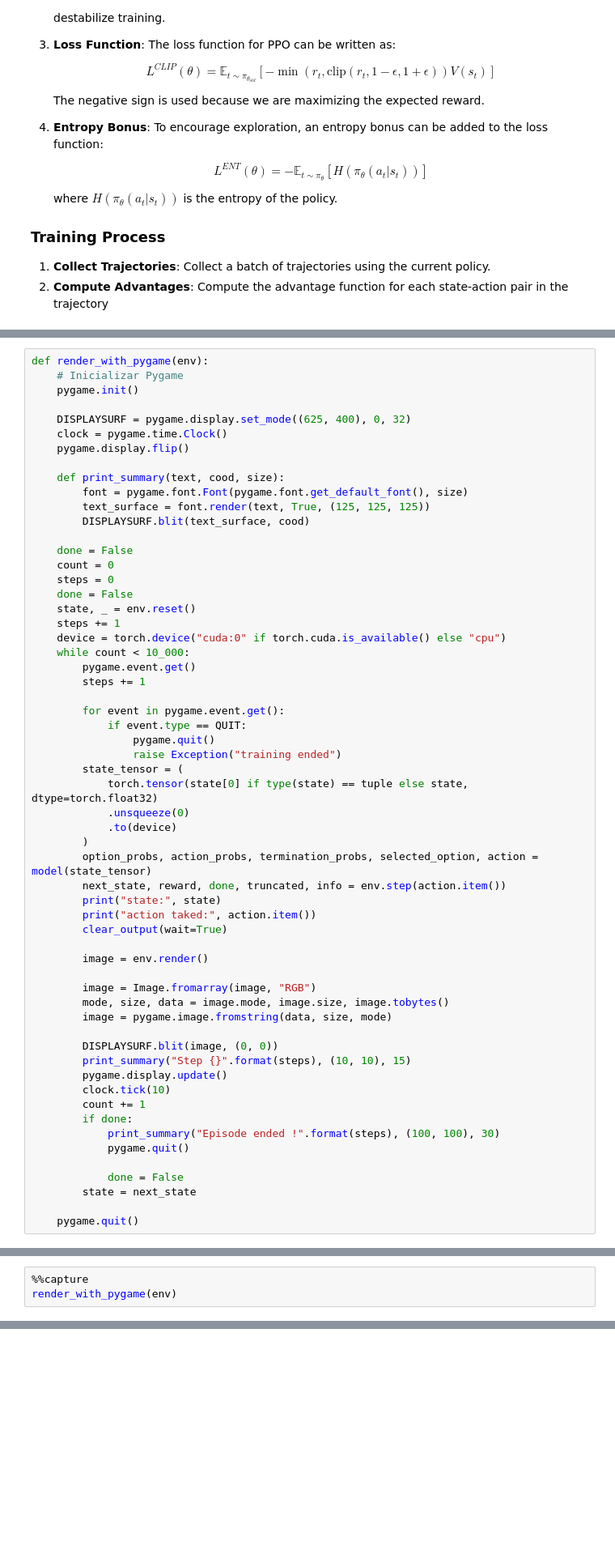
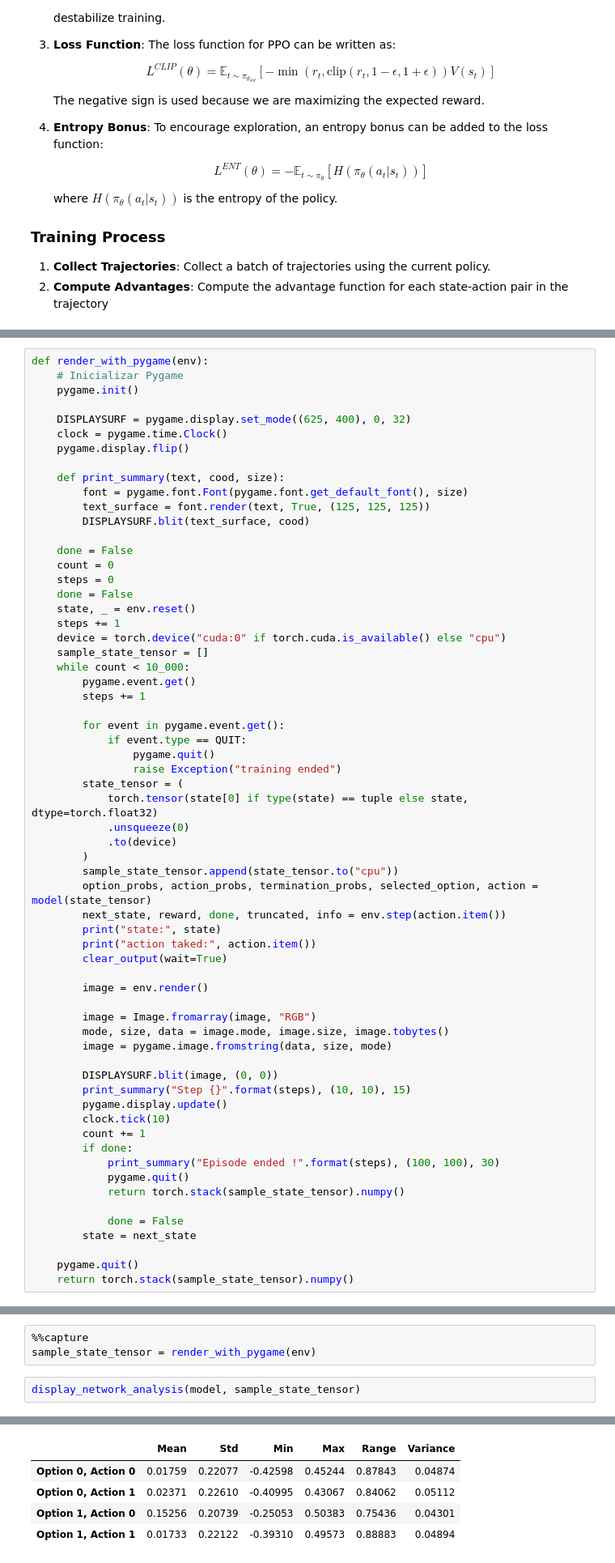
Before and after one commit to jzsmoreno/likelihood, a Jupyter notebook: examples/MultiArmedBandit.ipynb, the cells around one changed output, grey strips where cells are left out. Shown at 81% size. Cells and saved outputs as stored; diff of their text form; blank space fills up the shorter version.

```diff
--- a/examples/MultiArmedBandit.ipynb
+++ b/examples/MultiArmedBandit.ipynb
@@ -105,6 +108,7 @@ def render_with_pygame(env):
     state, _ = env.reset()
     steps += 1
     device = torch.device("cuda:0" if torch.cuda.is_available() else "cpu")
+    sample_state_tensor = []
     while count < 10_000:
         pygame.event.get()
         steps += 1
@@ -118,6 +122,7 @@ def render_with_pygame(env):
             .unsqueeze(0)
             .to(device)
         )
+        sample_state_tensor.append(state_tensor.to("cpu"))
         option_probs, action_probs, termination_probs, selected_option, action = model(state_tensor)
         next_state, reward, done, truncated, info = env.step(action.item())
         print("state:", state)
@@ -138,11 +143,13 @@ def render_with_pygame(env):
         if done:
             print_summary("Episode ended !".format(steps), (100, 100), 30)
             pygame.quit()
+            return torch.stack(sample_state_tensor).numpy()
 
             done = False
         state = next_state
 
     pygame.quit()
+    return torch.stack(sample_state_tensor).numpy()
 # %%
 # Initialize environment, model, and optimizer
 import gymnasium as gym
@@ -173,3 +199,6 @@ model, final_loss = train_model_with_episodes(model, optimizer, env, num_episode
 # %%
 %%capture
-render_with_pygame(env)
+sample_state_tensor = render_with_pygame(env)
+# %%
+display_network_analysis(model, sample_state_tensor)
+# %% [output]
@@ -175,0 +210,5 @@ render_with_pygame(env)
+|  | Mean | Std | Min | Max | Range | Variance |
+| Option 0, Action 0 | 0.01759 | 0.22077 | -0.42598 | 0.45244 | 0.87843 | 0.04874 |
+| Option 0, Action 1 | 0.02371 | 0.22610 | -0.40995 | 0.43067 | 0.84062 | 0.05112 |
+| Option 1, Action 0 | 0.15256 | 0.20739 | -0.25053 | 0.50383 | 0.75436 | 0.04301 |
+| Option 1, Action 1 | 0.01733 | 0.22122 | -0.39310 | 0.49573 | 0.88883 | 0.04894 |
```
Also changed, not shown: parts of 3 cells of this notebook, 2 other files.
